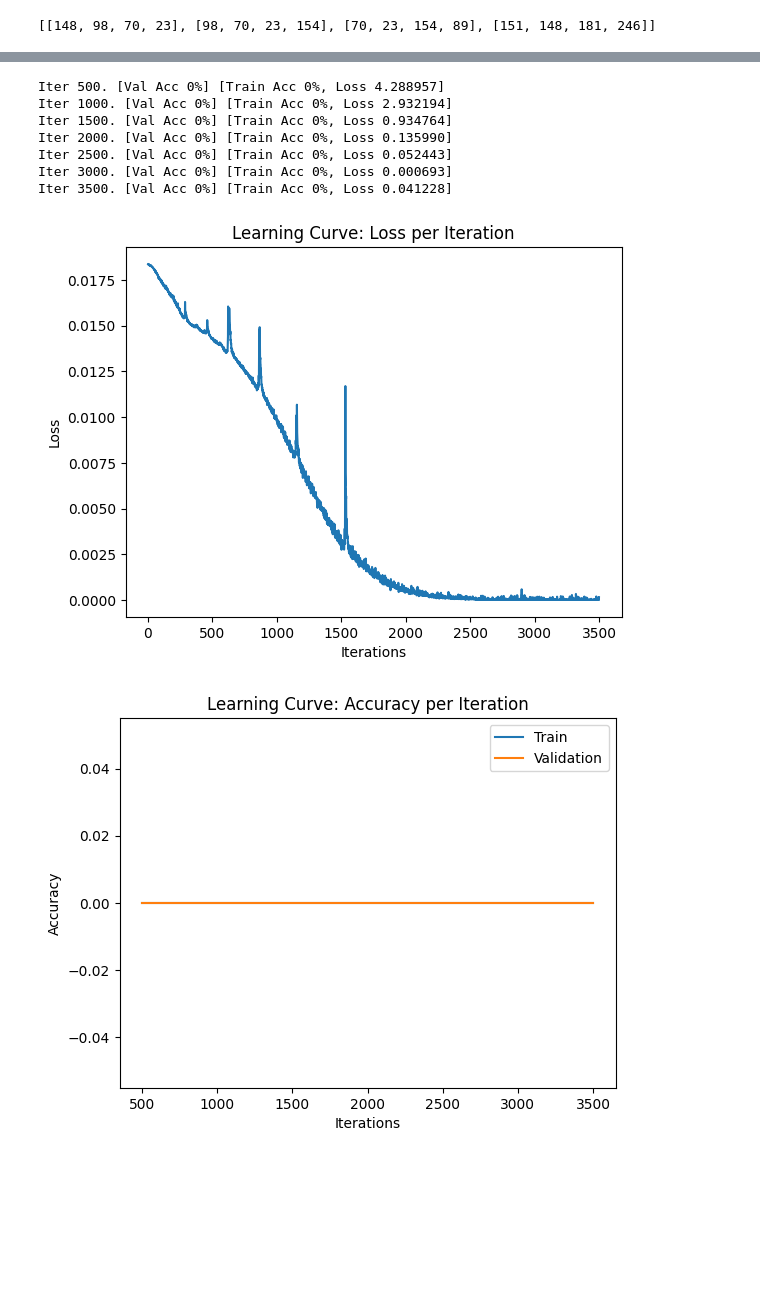
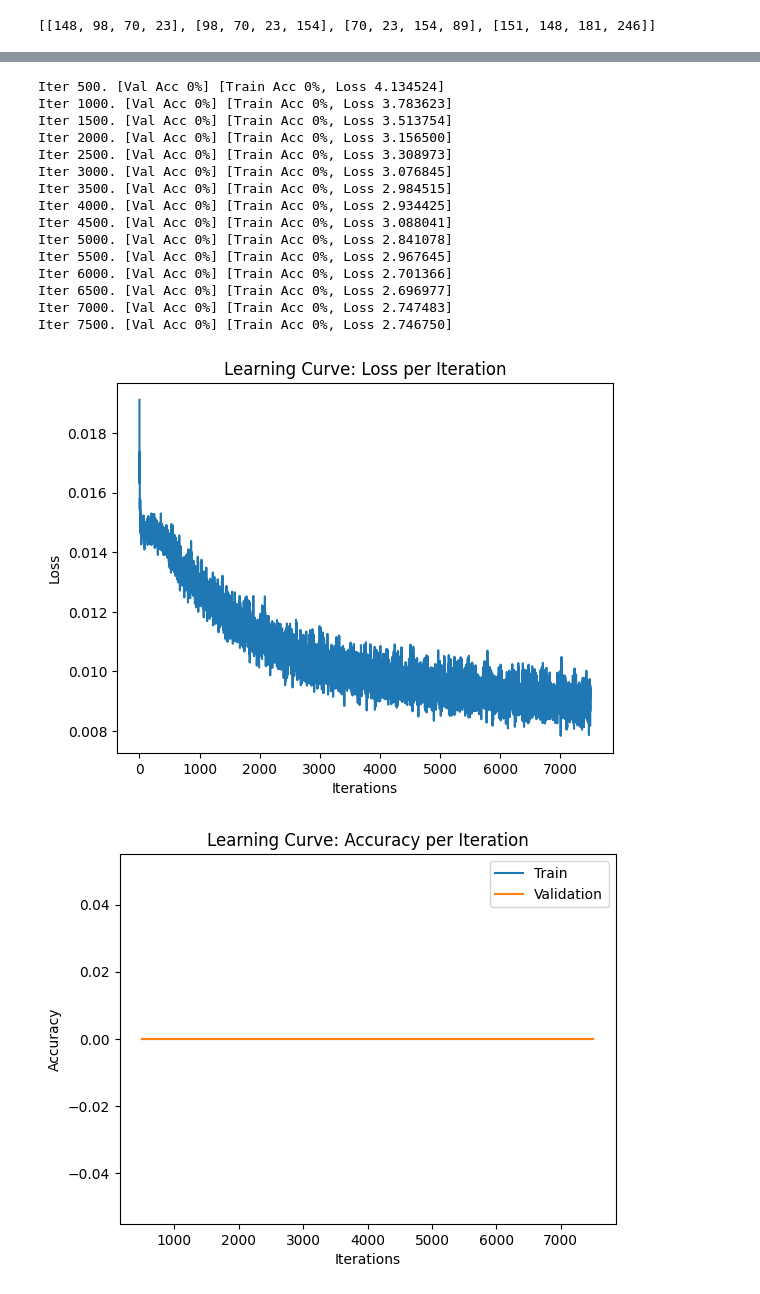
Before and after one commit to Patrick-Hogeveen/Attn-Practice, a Jupyter notebook: transformer_decoder.ipynb, the cells around one changed output, grey strips where cells are left out. Drawn from its saved outputs; the diff is of its cells as text; code cells hidden in the pictures; blank space fills up the shorter version.

Commit message:
revising model

```diff
--- a/transformer_decoder.ipynb
+++ b/transformer_decoder.ipynb
@@ -304,7 +268,7 @@ def get_subsequent_mask(seq):
 class Transformer(nn.Module):
     '''Attempt at recreating the sequence to sequence model'''
     def __init__(
-            self, src_vocab, trg_vocab, src_pad, trg_pad, d_word=512, dims=512, hid=2048, n_layers=6, n_heads=8, d_k=64, d_v=64, drop=0.0, n_pos=200, trg_emb_prj_weight_sharing=True, emb_src_trg_weight_sharing=True, scale_emb_or_prj='prj'
+            self, trg_vocab, src_pad, trg_pad, d_word=512, dims=512, hid=2048, n_layers=6, n_heads=8, d_k=64, d_v=64, drop=0.2, n_pos=200, trg_emb_prj_weight_sharing=True, scale_emb_or_prj='prj'
     ):
         super(Transformer, self).__init__()
 
@@ -314,13 +278,6 @@ class Transformer(nn.Module):
         scale_emb = (scale_emb_or_prj=='emb') if trg_emb_prj_weight_sharing else False
         self.scale_prj = (scale_emb_or_prj == 'prj') if trg_emb_prj_weight_sharing else False
         self.dims = dims
-
-        self.encoder = Encoder(
-            n_vocab=src_vocab, n_pos=n_pos,
-            d_word=d_word, dims=dims, hid=hid,
-            n_layers=n_layers, n_head=n_heads, d_k=d_k, d_v=d_v,
-            pad=src_pad, dropout=drop, scale_emb=scale_emb
-        )
 
         self.decoder = Decoder(
             n_vocab=trg_vocab, n_pos=n_pos,
@@ -340,20 +297,16 @@ class Transformer(nn.Module):
         if trg_emb_prj_weight_sharing:
             self.trg_word_prj.weight = self.decoder.word_emb.weight
 
-        if emb_src_trg_weight_sharing:
-            self.encoder.word_emb.weight = self.decoder.word_emb.weight
 
-    def forward(self, src_seq, trg_seq):
+    def forward(self, src_seq):
         src_mask = get_pad_mask(src_seq, self.src_pad)
-        trg_mask = get_pad_mask(trg_seq, self.trg_pad) & get_subsequent_mask(trg_seq)
 
-        enc_out, *_ = self.encoder(src_seq, src_mask)
-        dec_out, *_ = self.decoder(trg_seq, trg_mask, enc_out, src_mask)
+        dec_out, *_ = self.decoder(src_seq, src_mask)
         seq_logit = self.trg_word_prj(dec_out)
         if self.scale_prj:
             seq_logit *= self.dims ** -0.5
 
-        return seq_logit.view(-1, seq_logit.size(2))
+        return seq_logit#.view(-1, seq_logit.size(2))
 # %%
 #Text file containing english sentences
 file_path = './raw_sentences.txt'
@@ -489,5 +442,5 @@ array([189, 166, 224,  92])
 # %%
 model = Transformer(
-    len(vocab), len(vocab),  0,0, d_word=len(vocab), dims=len(vocab), n_heads=2,n_layers=2, n_pos=3
+    len(vocab),  0,0, d_word=len(vocab), dims=len(vocab), n_heads=6,n_layers=10, n_pos=250
     ).to(device)
 # %%
@@ -526,9 +476,9 @@ def estimate_accuracy_torch(model, data, batch_size=5000, max_N=100000):
         xs, ts = data[i:i+batch_size,:3], data[i:i+batch_size,3]
 
         # forward pass prediction
-        z = model(torch.Tensor(xs).long().to(device),torch.Tensor(xs).long().to(device))
+        z = model(torch.Tensor(xs).long().to(device))
         z = z.cpu().detach().numpy() # convert the PyTorch tensor => numpy array
-        pred = np.argmax(z, axis=1)
+        pred = np.argmax(z)
         correct += np.sum(pred == ts)
         N += ts.shape[0]
 
@@ -536,9 +486,9 @@ def estimate_accuracy_torch(model, data, batch_size=5000, max_N=100000):
             break
     return correct / N
 # %%
-def train(model, train_data=train4grams, validation_data = valid4grams, batch_size=300, lr=0.003, weight_decay=0, max_iters=2500, checkpoint_path=None):
+def train(model, train_data=train4grams, validation_data = valid4grams, batch_size=300, lr=3e-4, weight_decay=0, max_iters=2500, checkpoint_path=None):
     criterion = nn.CrossEntropyLoss()
-    optimizer = optim.Adam(model.parameters(), lr=0, betas=(0.9, 0.98))
+    optimizer = optim.Adam(model.parameters(), lr=lr, betas=(0.9, 0.98))
 
     iters, losses = [], []
     iters_sub, train_accs, val_accs  = [], [] ,[]
@@ -556,14 +506,14 @@ def train(model, train_data=train4grams, validation_data = valid4grams, batch_si
             ts = torch.Tensor(ts).long().to(device)
             trg = torch.Tensor(trg).long().to(device)
 
-            zs = model(xs, ts.unsqueeze(1))[:batch_size]
+            zs = model(xs)[:,0,:]
             loss = criterion(zs, ts) # compute the total loss
             loss.backward()          # compute updates for each parameter
             optimizer.step()         # make the updates for each parameter
             optimizer.zero_grad()    # a clean up step for PyTorch
 
-            for param_group in optimizer.param_groups:
-                param_group['lr'] = 250**(-0.5) * min(n**(-0.5), n * 4000**(-1.5))
+            #for param_group in optimizer.param_groups:
+                #param_group['lr'] = 250**(-0.5) * min(n**(-0.5), n * 4000**(-1.5))
 
             # save the current training information
             iters.append(n)
@@ -606,16 +556,24 @@ def plot_learning_curve(iters, losses, iters_sub, train_accs, val_accs):
     plt.legend(loc='best')
     plt.show()
 # %%
-train_info = train(model, max_iters=3500)
+train_info = train(model, max_iters=7500)
 plot_learning_curve(*train_info)
 # %% [output]
-Iter 500. [Val Acc 0%] [Train Acc 0%, Loss 4.288957]
-Iter 1000. [Val Acc 0%] [Train Acc 0%, Loss 2.932194]
-Iter 1500. [Val Acc 0%] [Train Acc 0%, Loss 0.934764]
-Iter 2000. [Val Acc 0%] [Train Acc 0%, Loss 0.135990]
-Iter 2500. [Val Acc 0%] [Train Acc 0%, Loss 0.052443]
-Iter 3000. [Val Acc 0%] [Train Acc 0%, Loss 0.000693]
-Iter 3500. [Val Acc 0%] [Train Acc 0%, Loss 0.041228]
+Iter 500. [Val Acc 0%] [Train Acc 0%, Loss 4.134524]
+Iter 1000. [Val Acc 0%] [Train Acc 0%, Loss 3.783623]
+Iter 1500. [Val Acc 0%] [Train Acc 0%, Loss 3.513754]
+Iter 2000. [Val Acc 0%] [Train Acc 0%, Loss 3.156500]
+Iter 2500. [Val Acc 0%] [Train Acc 0%, Loss 3.308973]
+Iter 3000. [Val Acc 0%] [Train Acc 0%, Loss 3.076845]
+Iter 3500. [Val Acc 0%] [Train Acc 0%, Loss 2.984515]
+Iter 4000. [Val Acc 0%] [Train Acc 0%, Loss 2.934425]
+Iter 4500. [Val Acc 0%] [Train Acc 0%, Loss 3.088041]
+Iter 5000. [Val Acc 0%] [Train Acc 0%, Loss 2.841078]
+Iter 5500. [Val Acc 0%] [Train Acc 0%, Loss 2.967645]
+Iter 6000. [Val Acc 0%] [Train Acc 0%, Loss 2.701366]
+Iter 6500. [Val Acc 0%] [Train Acc 0%, Loss 2.696977]
+Iter 7000. [Val Acc 0%] [Train Acc 0%, Loss 2.747483]
+Iter 7500. [Val Acc 0%] [Train Acc 0%, Loss 2.746750]
-[figure, old version]
+[figure, new version]
-[figure, old version]
+[figure, new version]
 # %%
```
Also changed, not shown: parts of 10 cells of this notebook, 1 other file.
